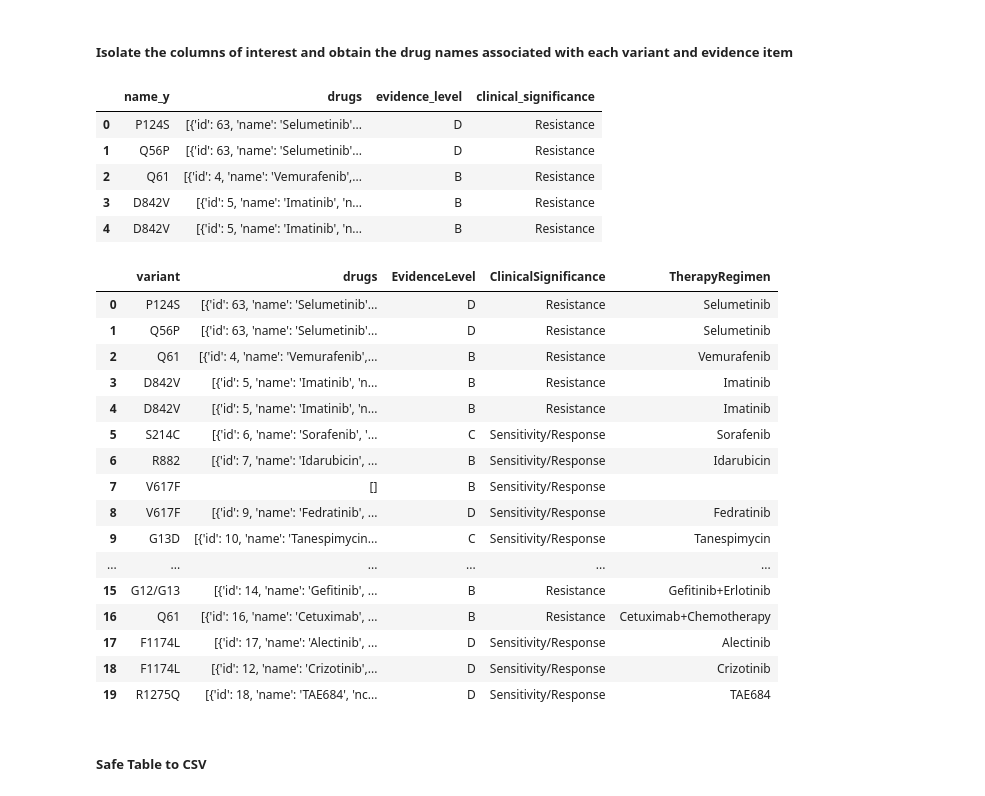
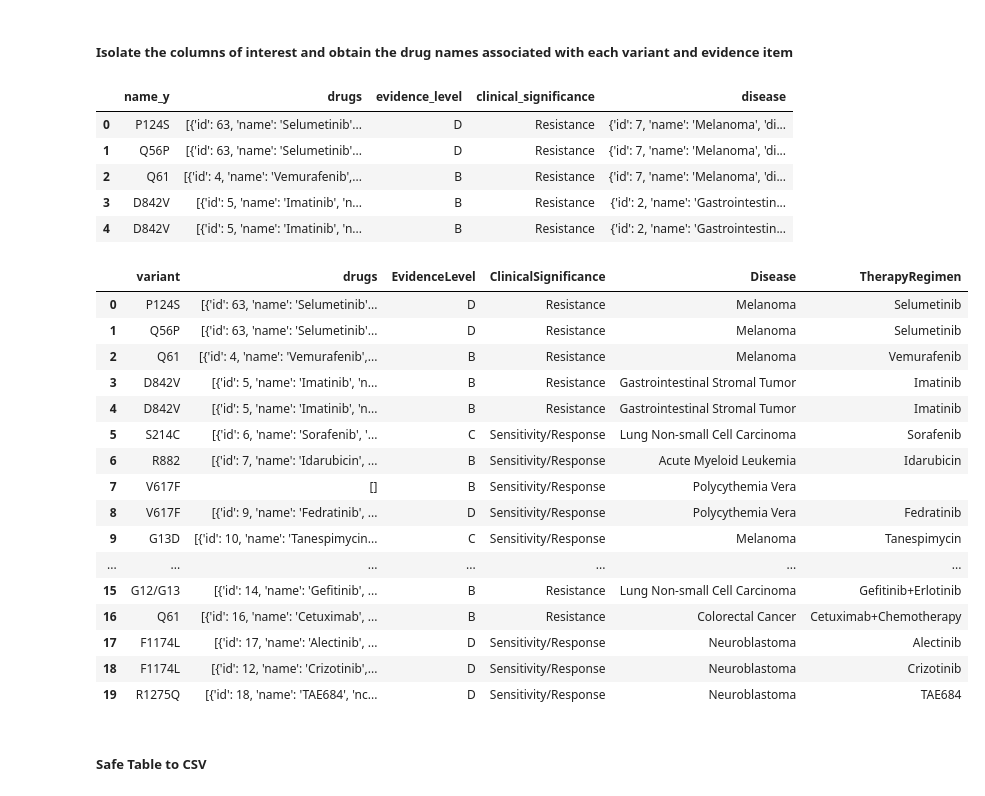
Before and after one commit to jmichuda/bmi-210-final-project, a Jupyter notebook: src/CIViC_API_Usage.ipynb, the cells around one changed output. Cells and saved outputs as stored; diff of their text form; code cells hidden in the pictures.

Commit message:
added disease column to CIViC data table

```diff
--- a/src/CIViC_API_Usage.ipynb
+++ b/src/CIViC_API_Usage.ipynb
@@ -62,48 +62,50 @@ df_variant_evidence.head()
 # %% [markdown]
 ##### Isolate the columns of interest and obtain the drug names associated with each variant and evidence item
 # %%
-columns_of_interest = ["name_y", "drugs", "evidence_level", "clinical_significance"]
+columns_of_interest = ["name_y", "drugs", "evidence_level", "clinical_significance", "disease"]
 df_variant_evidence_filtered = df_variant_evidence.loc[:, columns_of_interest]
 df_variant_evidence_filtered.head()
 # %% [output]
-|  | name_y | drugs | evidence_level | clinical_significance |
-| 0 | P124S | [{'id': 63, 'name': 'Selumetinib'... | D | Resistance |
-| 1 | Q56P | [{'id': 63, 'name': 'Selumetinib'... | D | Resistance |
-| 2 | Q61 | [{'id': 4, 'name': 'Vemurafenib',... | B | Resistance |
-| 3 | D842V | [{'id': 5, 'name': 'Imatinib', 'n... | B | Resistance |
-| 4 | D842V | [{'id': 5, 'name': 'Imatinib', 'n... | B | Resistance |
+|  | name_y | drugs | evidence_level | clinical_significance | disease |
+| 0 | P124S | [{'id': 63, 'name': 'Selumetinib'... | D | Resistance | {'id': 7, 'name': 'Melanoma', 'di... |
+| 1 | Q56P | [{'id': 63, 'name': 'Selumetinib'... | D | Resistance | {'id': 7, 'name': 'Melanoma', 'di... |
+| 2 | Q61 | [{'id': 4, 'name': 'Vemurafenib',... | B | Resistance | {'id': 7, 'name': 'Melanoma', 'di... |
+| 3 | D842V | [{'id': 5, 'name': 'Imatinib', 'n... | B | Resistance | {'id': 2, 'name': 'Gastrointestin... |
+| 4 | D842V | [{'id': 5, 'name': 'Imatinib', 'n... | B | Resistance | {'id': 2, 'name': 'Gastrointestin... |
 # %%
 for i in range(df_variant_evidence_filtered.shape[0]):
     drug_list = [drug["name"] for drug in df_variant_evidence_filtered.loc[i, "drugs"]]
     therapy_regimen = "+".join(drug_list)
     df_variant_evidence_filtered.loc[i, "therapy_regimen"] = therapy_regimen
+    df_variant_evidence_filtered.loc[i, "disease"] = df_variant_evidence_filtered.loc[i, "disease"]["name"]
 # %%
 column_mappings = {
     "name_y": "variant",
     "therapy_regimen": "TherapyRegimen",
     "evidence_level": "EvidenceLevel",
-    "clinical_significance": "ClinicalSignificance"
+    "clinical_significance": "ClinicalSignificance",
+    "disease": "Disease"
 }
 df_variant_evidence_filtered.rename(columns=column_mappings, inplace=True)
 df_variant_evidence_filtered.head(20)
 # %% [output]
-|  | variant | drugs | EvidenceLevel | ClinicalSignificance | TherapyRegimen |
-| 0 | P124S | [{'id': 63, 'name': 'Selumetinib'... | D | Resistance | Selumetinib |
-| 1 | Q56P | [{'id': 63, 'name': 'Selumetinib'... | D | Resistance | Selumetinib |
-| 2 | Q61 | [{'id': 4, 'name': 'Vemurafenib',... | B | Resistance | Vemurafenib |
-| 3 | D842V | [{'id': 5, 'name': 'Imatinib', 'n... | B | Resistance | Imatinib |
-| 4 | D842V | [{'id': 5, 'name': 'Imatinib', 'n... | B | Resistance | Imatinib |
-| 5 | S214C | [{'id': 6, 'name': 'Sorafenib', '... | C | Sensitivity/Response | Sorafenib |
-| 6 | R882 | [{'id': 7, 'name': 'Idarubicin', ... | B | Sensitivity/Response | Idarubicin |
-| 7 | V617F | [] | B | Sensitivity/Response |  |
-| 8 | V617F | [{'id': 9, 'name': 'Fedratinib', ... | D | Sensitivity/Response | Fedratinib |
-| 9 | G13D | [{'id': 10, 'name': 'Tanespimycin... | C | Sensitivity/Response | Tanespimycin |
-| ... | ... | ... | ... | ... | ... |
-| 15 | G12/G13 | [{'id': 14, 'name': 'Gefitinib', ... | B | Resistance | Gefitinib+Erlotinib |
-| 16 | Q61 | [{'id': 16, 'name': 'Cetuximab', ... | B | Resistance | Cetuximab+Chemotherapy |
-| 17 | F1174L | [{'id': 17, 'name': 'Alectinib', ... | D | Sensitivity/Response | Alectinib |
-| 18 | F1174L | [{'id': 12, 'name': 'Crizotinib',... | D | Sensitivity/Response | Crizotinib |
-| 19 | R1275Q | [{'id': 18, 'name': 'TAE684', 'nc... | D | Sensitivity/Response | TAE684 |
+|  | variant | drugs | EvidenceLevel | ClinicalSignificance | Disease | TherapyRegimen |
+| 0 | P124S | [{'id': 63, 'name': 'Selumetinib'... | D | Resistance | Melanoma | Selumetinib |
+| 1 | Q56P | [{'id': 63, 'name': 'Selumetinib'... | D | Resistance | Melanoma | Selumetinib |
+| 2 | Q61 | [{'id': 4, 'name': 'Vemurafenib',... | B | Resistance | Melanoma | Vemurafenib |
+| 3 | D842V | [{'id': 5, 'name': 'Imatinib', 'n... | B | Resistance | Gastrointestinal Stromal Tumor | Imatinib |
+| 4 | D842V | [{'id': 5, 'name': 'Imatinib', 'n... | B | Resistance | Gastrointestinal Stromal Tumor | Imatinib |
+| 5 | S214C | [{'id': 6, 'name': 'Sorafenib', '... | C | Sensitivity/Response | Lung Non-small Cell Carcinoma | Sorafenib |
+| 6 | R882 | [{'id': 7, 'name': 'Idarubicin', ... | B | Sensitivity/Response | Acute Myeloid Leukemia | Idarubicin |
+| 7 | V617F | [] | B | Sensitivity/Response | Polycythemia Vera |  |
+| 8 | V617F | [{'id': 9, 'name': 'Fedratinib', ... | D | Sensitivity/Response | Polycythemia Vera | Fedratinib |
+| 9 | G13D | [{'id': 10, 'name': 'Tanespimycin... | C | Sensitivity/Response | Melanoma | Tanespimycin |
+| ... | ... | ... | ... | ... | ... | ... |
+| 15 | G12/G13 | [{'id': 14, 'name': 'Gefitinib', ... | B | Resistance | Lung Non-small Cell Carcinoma | Gefitinib+Erlotinib |
+| 16 | Q61 | [{'id': 16, 'name': 'Cetuximab', ... | B | Resistance | Colorectal Cancer | Cetuximab+Chemotherapy |
+| 17 | F1174L | [{'id': 17, 'name': 'Alectinib', ... | D | Sensitivity/Response | Neuroblastoma | Alectinib |
+| 18 | F1174L | [{'id': 12, 'name': 'Crizotinib',... | D | Sensitivity/Response | Neuroblastoma | Crizotinib |
+| 19 | R1275Q | [{'id': 18, 'name': 'TAE684', 'nc... | D | Sensitivity/Response | Neuroblastoma | TAE684 |
 # %% [markdown]
 ##### Safe Table to CSV
 # %%
```
Also changed, not shown: 1 other file.
